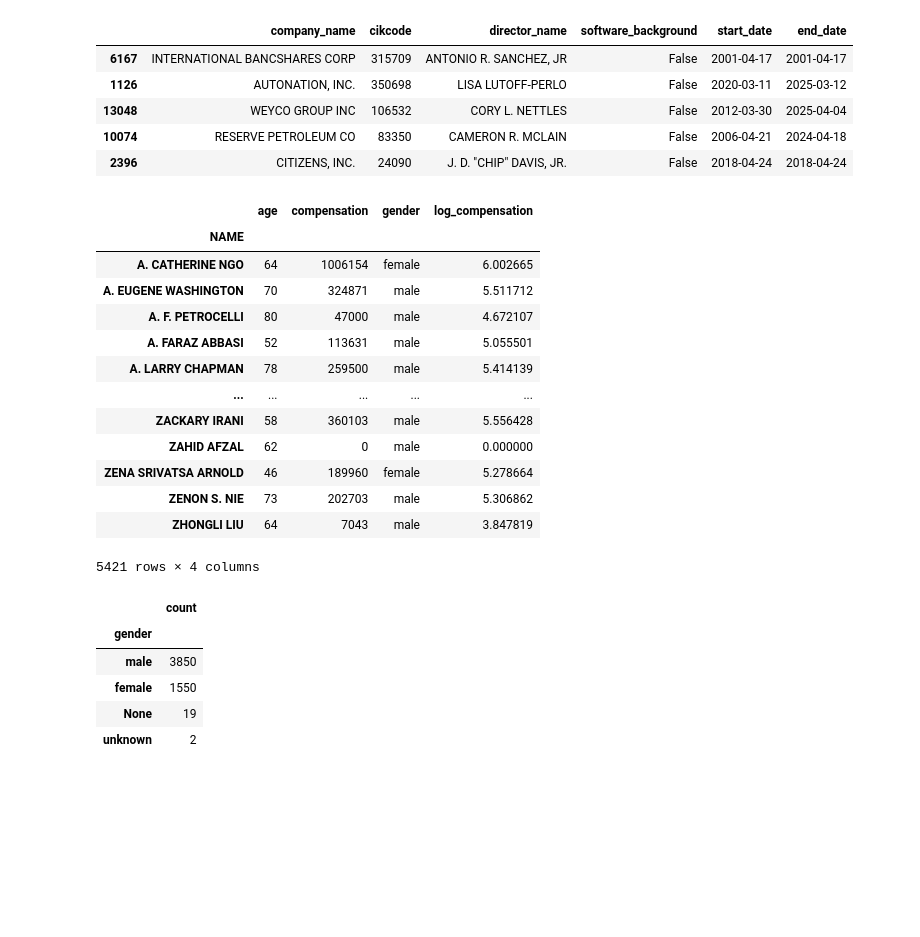
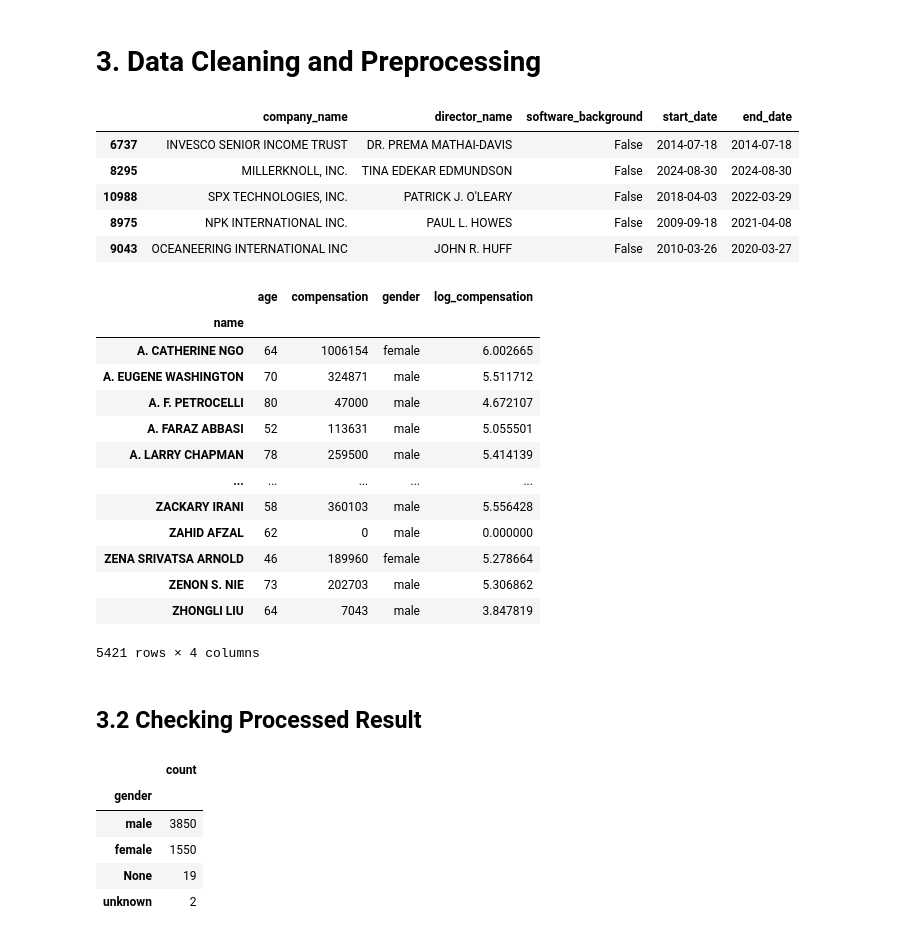
Before and after one commit to MQ-COMP2200-COMP6200/assignment-3-Mahdi3M, a Jupyter notebook: directors-network.ipynb, the cells around one changed output. Drawn from its saved outputs; the diff is of its cells as text; code cells hidden in the pictures; blank space fills up the shorter version.

Commit message:
Data Cleaning complete

```diff
--- a/directors-network.ipynb
+++ b/directors-network.ipynb
@@ -3,0 +16,3 @@ import math
+# %%
+company_director_raw = pandas.read_csv('/content/company_directorships.csv')
+company_director_raw.head(5)
@@ -3,0 +48,3 @@ import math
+# %%
+company_director_raw['company_name'] = company_director_raw.company_name.str.upper().str.strip()
+company_director_raw.groupby('company_name').director_name.nunique().sort_values(ascending=False)
@@ -3,0 +67,3 @@ import math
+# %%
+company_director_raw['director_name'] = company_director_raw.director_name.str.upper().str.strip()
+company_director_raw.groupby('director_name').company_name.nunique().sort_values(ascending=False)
@@ -4,34 +142,33 @@ import math
+# %% [markdown]
+# 3. Data Cleaning and Preprocessing
 # %%
-df = pandas.read_csv('/content/company_directorships.csv')
-df.software_background = df.software_background.map(lambda x: x == 't')
-df.sample(5)
+company_director = company_director_raw.drop( ['cikcode'], axis = 1)
+company_director.software_background = company_director.software_background.map(lambda x: x == 't')
+company_director.sample(5)
 # %% [output]
-|  | company_name | cikcode | director_name | software_background | start_date | end_date |
-| 6167 | INTERNATIONAL BANCSHARES CORP | 315709 | ANTONIO R. SANCHEZ, JR | False | 2001-04-17 | 2001-04-17 |
-| 1126 | AUTONATION, INC. | 350698 | LISA LUTOFF-PERLO | False | 2020-03-11 | 2025-03-12 |
-| 13048 | WEYCO GROUP INC | 106532 | CORY L. NETTLES | False | 2012-03-30 | 2025-04-04 |
-| 10074 | RESERVE PETROLEUM CO | 83350 | CAMERON R. MCLAIN | False | 2006-04-21 | 2024-04-18 |
-| 2396 | CITIZENS, INC. | 24090 | J. D. "CHIP" DAVIS, JR. | False | 2018-04-24 | 2018-04-24 |
+|  | company_name | director_name | software_background | start_date | end_date |
+| 6737 | INVESCO SENIOR INCOME TRUST | DR. PREMA MATHAI-DAVIS | False | 2014-07-18 | 2014-07-18 |
+| 8295 | MILLERKNOLL, INC. | TINA EDEKAR EDMUNDSON | False | 2024-08-30 | 2024-08-30 |
+| 10988 | SPX TECHNOLOGIES, INC. | PATRICK J. O'LEARY | False | 2018-04-03 | 2022-03-29 |
+| 8975 | NPK INTERNATIONAL INC. | PAUL L. HOWES | False | 2009-09-18 | 2021-04-08 |
+| 9043 | OCEANEERING INTERNATIONAL INC | JOHN R. HUFF | False | 2010-03-26 | 2020-03-27 |
 # %%
-compensation_and_demographics_raw = pandas.read_csv('/content/director-details.csv')
-compensation_and_demographics_raw['NAME'] = compensation_and_demographics_raw.name.str.upper()
-
 def most_common(series):
     mode_values = series.mode()
     if len(mode_values) > 0:
         return mode_values[0]
     return None
 
-compensation_and_demographics = pandas.DataFrame({
-    'age': compensation_and_demographics_raw.groupby('NAME').age.max(),
-    'compensation': compensation_and_demographics_raw.groupby('NAME').compensation.sum(),
-    'gender': compensation_and_demographics_raw.groupby('NAME').gender.agg(most_common)
+director_details = pandas.DataFrame({
+    'age': director_details_raw.groupby('name').age.max(),
+    'compensation': director_details_raw.groupby('name').compensation.sum(),
+    'gender': director_details_raw.groupby('name').gender.agg(most_common)
 })
-compensation_and_demographics['log_compensation'] = (1 + compensation_and_demographics.compensation).map(math.log10)
-compensation_and_demographics
+director_details['log_compensation'] = (1 + director_details.compensation).map(math.log10)
+director_details
 # %% [output]
 |  | age | compensation | gender | log_compensation |
-| NAME |  |  |  |  |
+| name |  |  |  |  |
 | A. CATHERINE NGO | 64 | 1006154 | female | 6.002665 |
 | A. EUGENE WASHINGTON | 70 | 324871 | male | 5.511712 |
 | A. F. PETROCELLI | 80 | 47000 | male | 4.672107 |
@@ -44,4 +181,6 @@ compensation_and_demographics
 | ZENON S. NIE | 73 | 202703 | male | 5.306862 |
 | ZHONGLI LIU | 64 | 7043 | male | 3.847819 |
 5421 rows × 4 columns
+# %% [markdown]
+## 3.2 Checking Processed Result
 # %%
```
Also changed, not shown: parts of 27 cells of this notebook.
